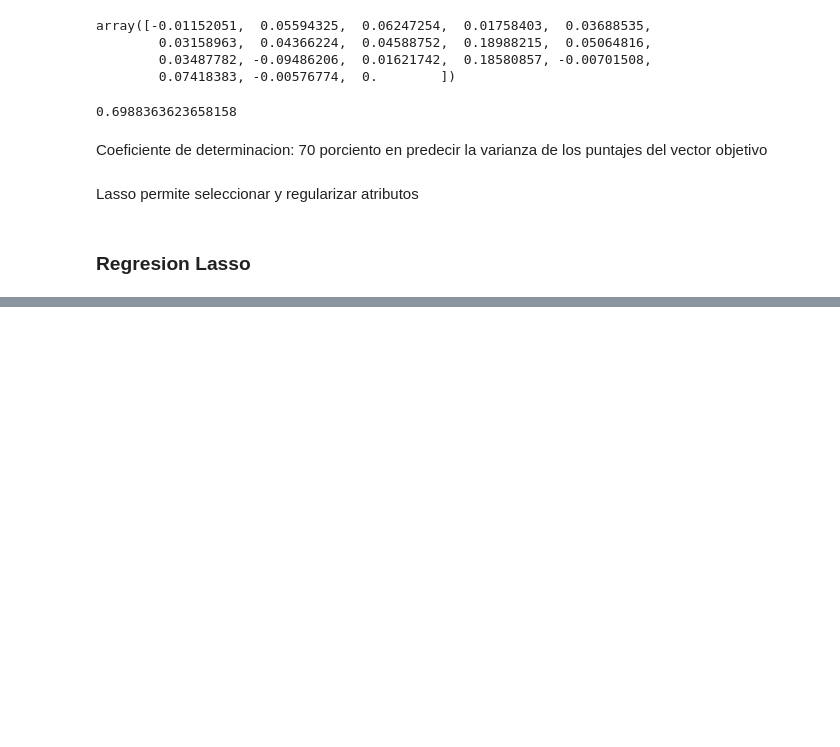
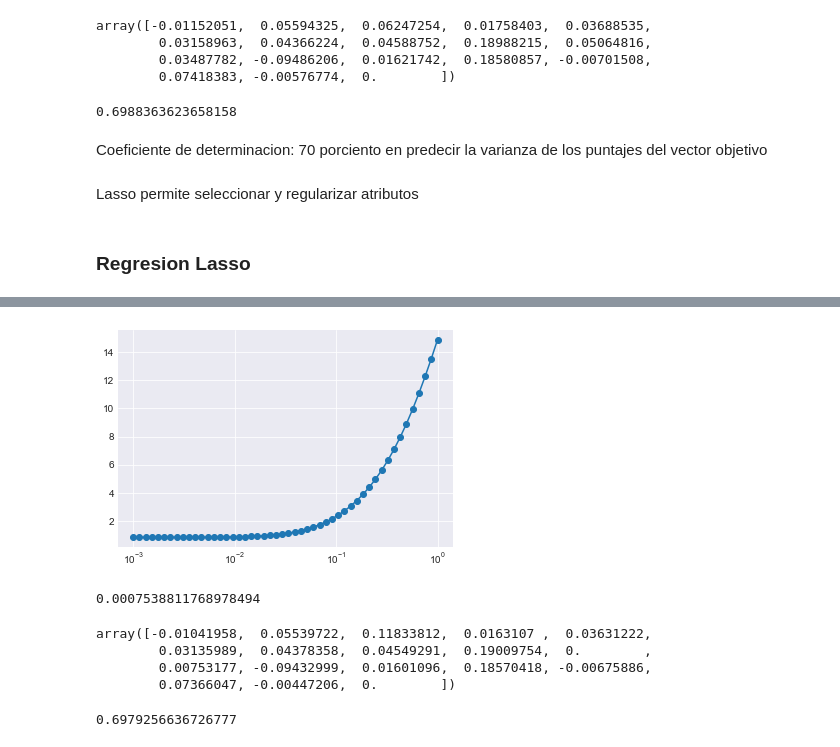
Before and after one commit to lporras/data-science-desafio, a Jupyter notebook: 3-modulo-machine-learning/regularización/Regularizacion.ipynb, the cells around one changed output, grey strips where cells are left out. Drawn from its saved outputs; the diff is of its cells as text; code cells hidden in the pictures; blank space fills up the shorter version.

```diff
--- a/3-modulo-machine-learning/regularización/Regularizacion.ipynb
+++ b/3-modulo-machine-learning/regularización/Regularizacion.ipynb
@@ -152,0 +204,23 @@ plt.legend(loc=1)
+# %%
+ax = plt.gca()
+plt.plot(alphas, np.sqrt(cv_err_elastic_net), 'o-')
+ax.set_xscale('log')
+# %% [output]
+[figure, added]
+# %%
+elastic_cv = ElasticNetCV(cv=10)
+model_elastic_net = elastic_cv.fit(X_train, y_train)
+model_elastic_net.alpha_
+# %% [output]
+0.0007538811768978494
+# %%
+model_elastic_net.coef_
+# %% [output]
+array([-0.01041958,  0.05539722,  0.11833812,  0.0163107 ,  0.03631222,
+        0.03135989,  0.04378358,  0.04549291,  0.19009754,  0.        ,
+        0.00753177, -0.09432999,  0.01601096,  0.18570418, -0.00675886,
+        0.07366047, -0.00447206,  0.        ])
+# %%
+r2_score(model_elastic_net.predict(X_test), y_test)
+# %% [output]
+0.6979256636726777
```
Also changed, not shown: parts of 14 cells of this notebook, 3 other files.
